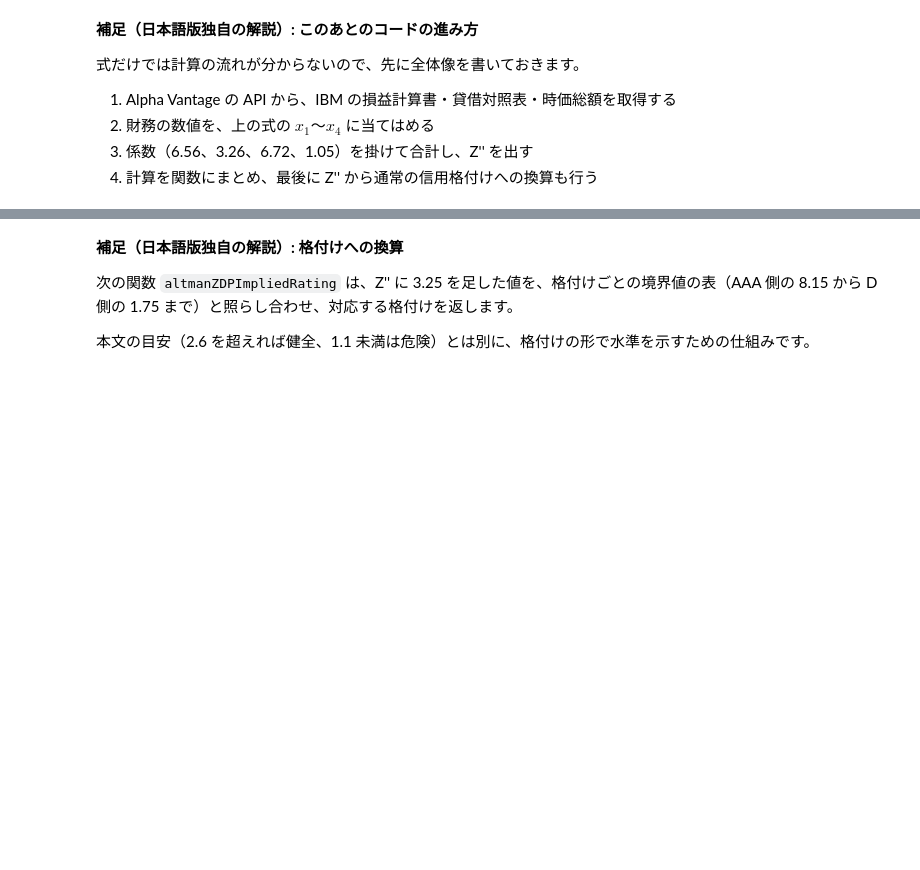
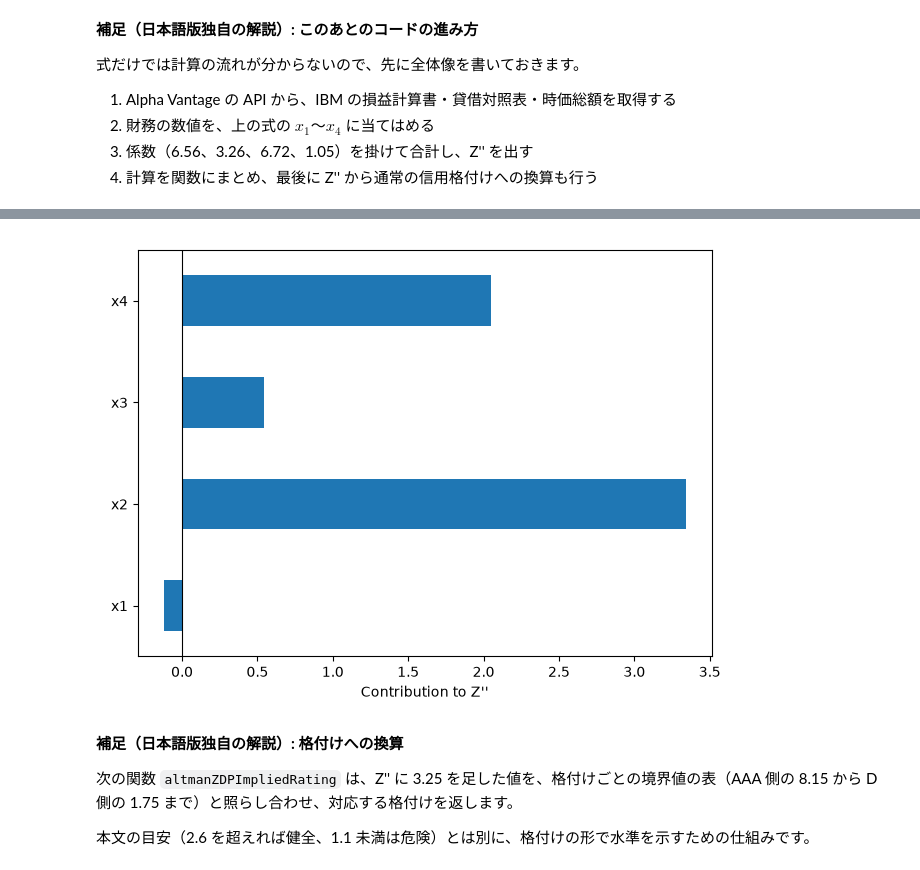
Before and after one commit to yanikasumin/JPMorgan-python-training-ja, a Jupyter notebook: notebooks/8_altman_z_double_prime.ipynb, the cells around one changed output, grey strips where cells are left out. Drawn from its saved outputs; the diff is of its cells as text; code cells hidden in the pictures; blank space fills up the shorter version.

```diff
--- a/notebooks/8_altman_z_double_prime.ipynb
+++ b/notebooks/8_altman_z_double_prime.ipynb
@@ -89,0 +98,17 @@ altmanZDoublePrime("IBM")
+# %%
+import pandas as pd
+
+components = pd.DataFrame(
+    {
+        "値": [x1, x2, x3, x4],
+        "係数": [6.56, 3.26, 6.72, 1.05],
+    },
+    index=[
+        "x1 運転資本 / 総資産",
+        "x2 利益剰余金 / 総資産",
+        "x3 EBIT / 総資産",
+        "x4 株式時価総額 / 負債総額",
+    ],
+)
+components["寄与"] = components["値"] * components["係数"]
+components
@@ -90,3 +121,15 @@ altmanZDoublePrime("IBM")
+# %%
+%matplotlib inline
+import matplotlib.pyplot as plt
+
+ax = components["寄与"].plot(kind="barh")
+ax.set_yticklabels(["x1", "x2", "x3", "x4"])
+plt.xlabel("Contribution to Z''")
+plt.axvline(0, color="black", linewidth=0.8)
+plt.tight_layout()
+plt.show()
+# %% [output]
+[figure, added]
 # %% [markdown]
 **補足（日本語版独自の解説）: 格付けへの換算**
 
```
Also changed, not shown: parts of 9 cells of this notebook, 14 other files.
